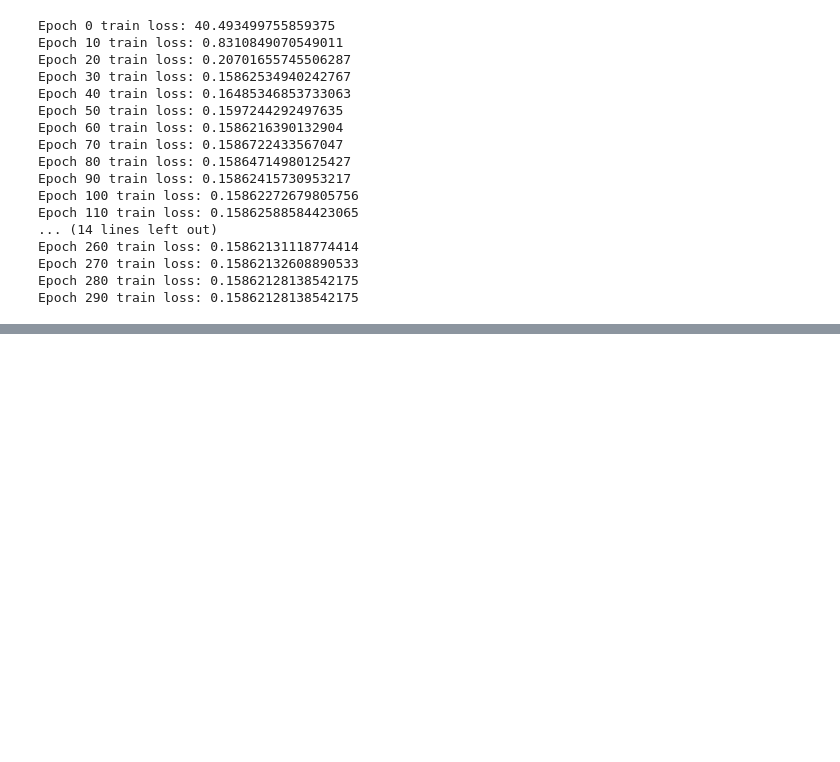
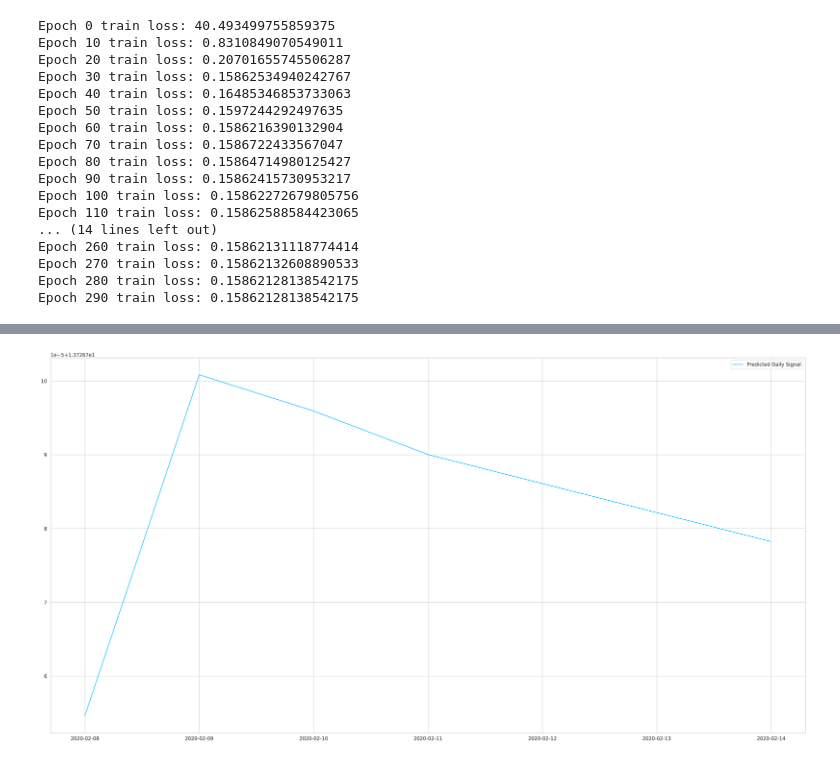
Before and after one commit to josolmedo/Tesis, a Jupyter notebook: LSTM_SERIES_DE_TIEMPO.ipynb, the cells around one changed output, grey strips where cells are left out. Cells and saved outputs as stored; diff of their text form; code cells hidden in the pictures; blank space fills up the shorter version.

```diff
--- a/LSTM_SERIES_DE_TIEMPO.ipynb
+++ b/LSTM_SERIES_DE_TIEMPO.ipynb
@@ -666,17 +608,19 @@ df.index[-1]
 # %%
 predicted_index = pd.date_range(
-  start=df.index[-1],
-  periods=DAYS_TO_PREDICT + 1,
-  closed='right'
+    start=df.index[-1],
+    periods=DAYS_TO_PREDICT + 1,
+    inclusive='right'
 )
 
 predicted_cases = pd.Series(
-  data=predicted_cases,
-  index=predicted_index
+    data=predicted_cases,
+    index=predicted_index
 )
 
 plt.plot(predicted_cases, label='Predicted Daily Signal')
 plt.legend();
+# %% [output]
+[figure, added]
 # %%
 plt.plot(df, label='Historical Daily Signal')
 plt.plot(predicted_cases, label='Predicted Daily Signal', color = 'red')
```
Also changed, not shown: parts of 18 cells of this notebook, 1 other file.
